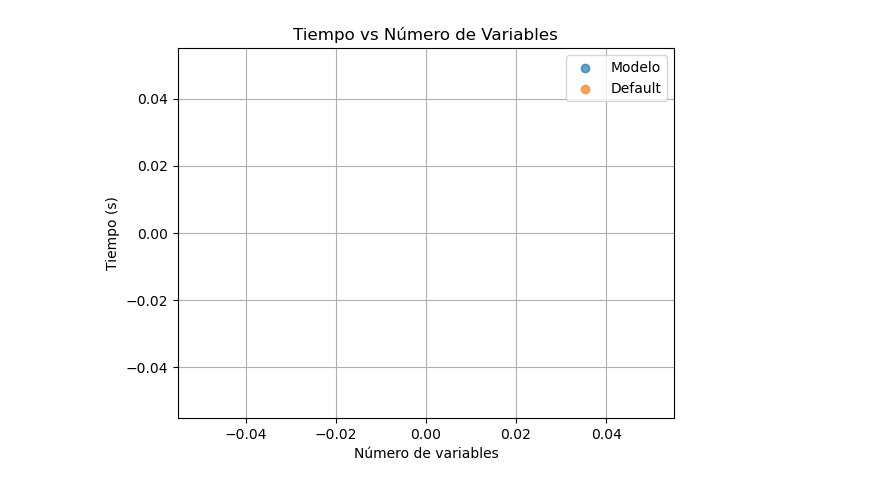
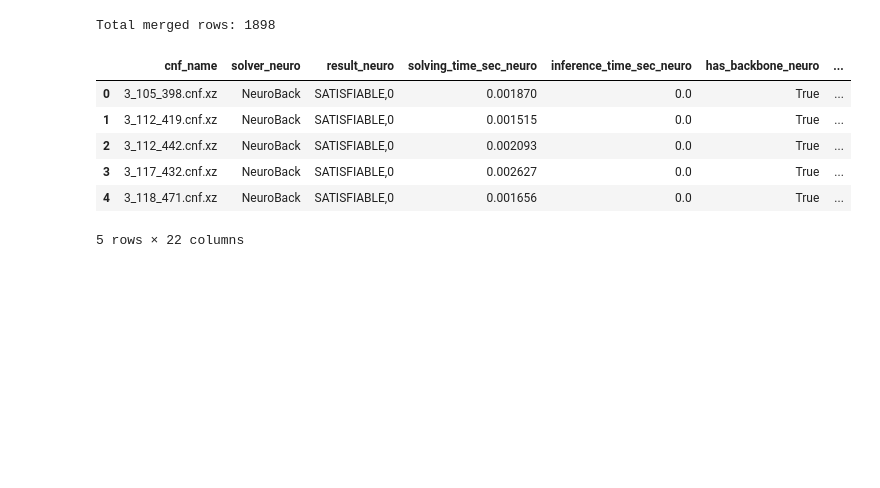
Before and after one commit to Tio-Panda/inf404-proyecto, a Jupyter notebook: plot.ipynb, the cells around one changed output. Saved outputs shown, nothing was run; the diff lists cells and outputs as text; code cells hidden in the pictures; blank space fills up the shorter version.

```diff
--- a/plot.ipynb
+++ b/plot.ipynb
@@ -134,28 +5,35 @@ plt.close()
-# %%
-# -------------------------------------------------------
-# Tiempo vs número de variables
-# -------------------------------------------------------
-plt.figure()
-plt.scatter(
-    merged_clean["n_vars_model"],
-    merged_clean["solving_time_sec_model"],
-    label="Modelo",
-    alpha=0.7
-)
-
-plt.scatter(
-    merged_clean["n_vars_model"],
-    merged_clean["solving_time_sec_default"],
-    label="Default",
-    alpha=0.7
-)
-
-plt.xlabel("Número de variables")
-plt.ylabel("Tiempo (s)")
-plt.title("Tiempo vs Número de Variables")
-plt.legend()
-plt.grid(True)
-plt.show()
-plt.close()
-# %% [output]
-[figure, removed]
+# %%
+# -----------------------------
+# 1. Load Data
+# -----------------------------
+neuro_csv = "results_neuroback_final.csv"
+default_csv = "results_default.csv"
+mamba_csv = "results_mamba.csv"
+
+
+neuro = pd.read_csv(neuro_csv)
+default = pd.read_csv(default_csv)
+mamba = pd.read_csv(mamba_csv)
+
+# Rename Mamba columns
+mamba = mamba.rename(columns={
+    "solving_time_sec": "solving_time_sec_mamba",
+    "result": "result_mamba"
+})
+
+# -----------------------------
+# 2. Merge DataFrames
+# -----------------------------
+merged = neuro.merge(default, on="cnf_name", suffixes=("_neuro", "_default"))
+merged = merged.merge(mamba, on="cnf_name")
+print("Total merged rows:", len(merged))
+merged.head()
+# %% [output]
+Total merged rows: 1898
+|  | cnf_name | solver_neuro | result_neuro | solving_time_sec_neuro | inference_time_sec_neuro | has_backbone_neuro | ... |
+| 0 | 3_105_398.cnf.xz | NeuroBack | SATISFIABLE,0 | 0.001870 | 0.0 | True | ... |
+| 1 | 3_112_419.cnf.xz | NeuroBack | SATISFIABLE,0 | 0.001515 | 0.0 | True | ... |
+| 2 | 3_112_442.cnf.xz | NeuroBack | SATISFIABLE,0 | 0.002093 | 0.0 | True | ... |
+| 3 | 3_117_432.cnf.xz | NeuroBack | SATISFIABLE,0 | 0.002627 | 0.0 | True | ... |
+| 4 | 3_118_471.cnf.xz | NeuroBack | SATISFIABLE,0 | 0.001656 | 0.0 | True | ... |
+5 rows × 22 columns
```
Also changed, not shown: parts of 12 cells of this notebook, 3 other files.
